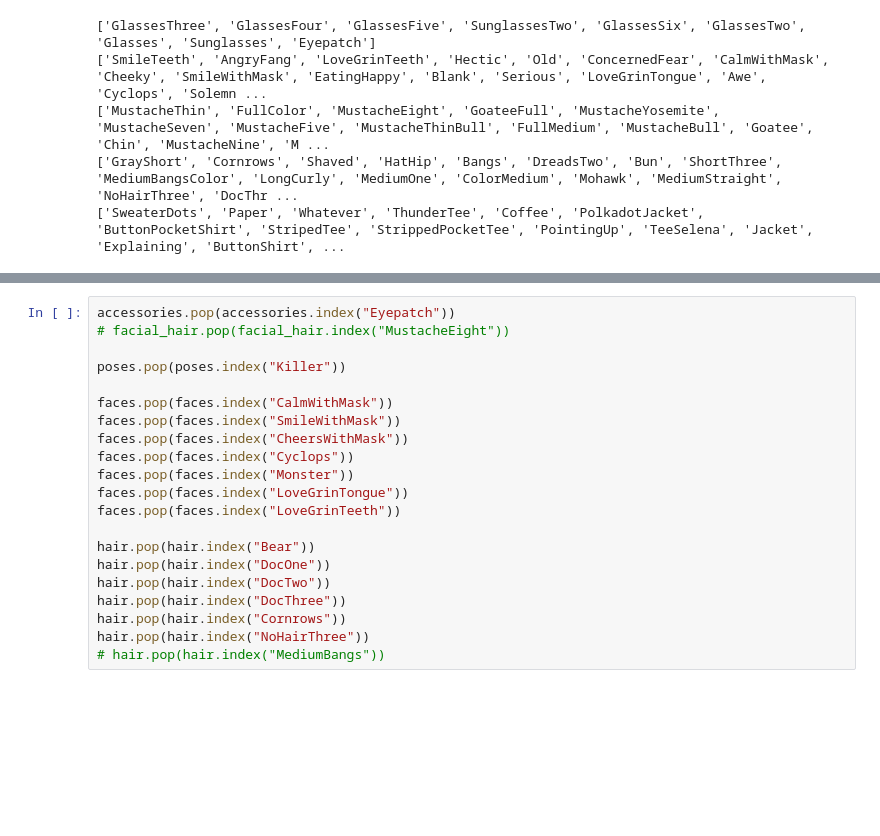
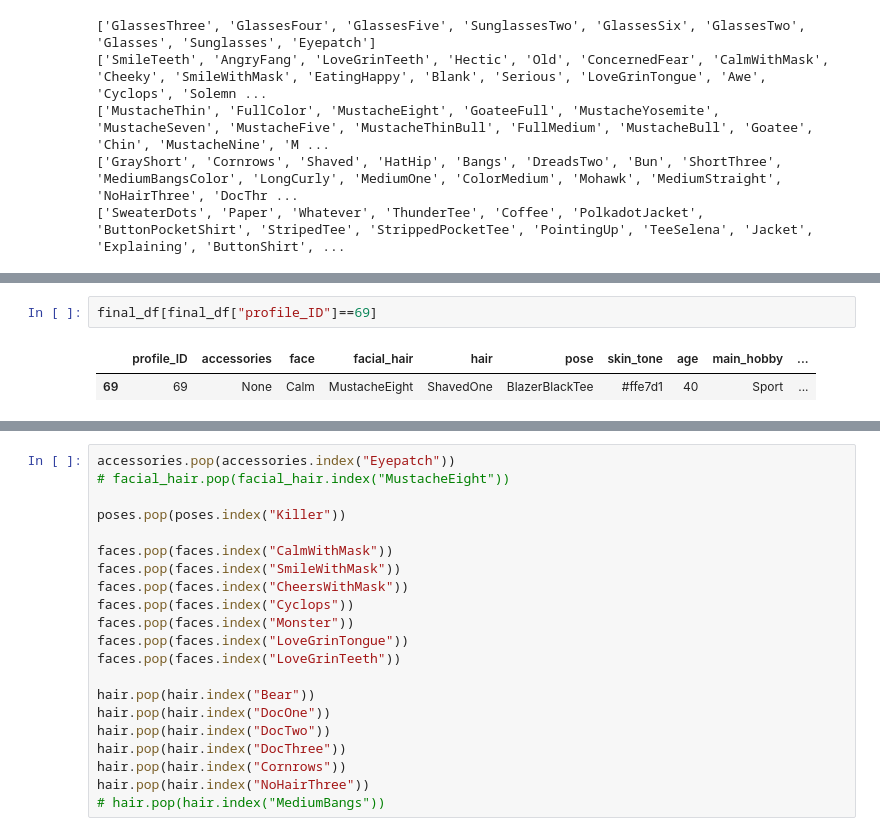
Before and after one commit to sofiahafner/dating-app-experiment, a Jupyter notebook: profiles/ProfileCreation.ipynb, the cells around one changed output, grey strips where cells are left out. Cells and saved outputs as stored; diff of their text form; blank space fills up the shorter version.

```diff
--- a/profiles/ProfileCreation.ipynb
+++ b/profiles/ProfileCreation.ipynb
@@ -239,0 +179,5 @@ hair_traits = {
+# %%
+final_df[final_df["profile_ID"]==69]
+# %% [output]
+|  | profile_ID | accessories | face | facial_hair | hair | pose | skin_tone | age | main_hobby | ... |
+| 69 | 69 | None | Calm | MustacheEight | ShavedOne | BlazerBlackTee | #ffe7d1 | 40 | Sport | ... |
```
Also changed, not shown: parts of 26 cells of this notebook, 5 other files.
